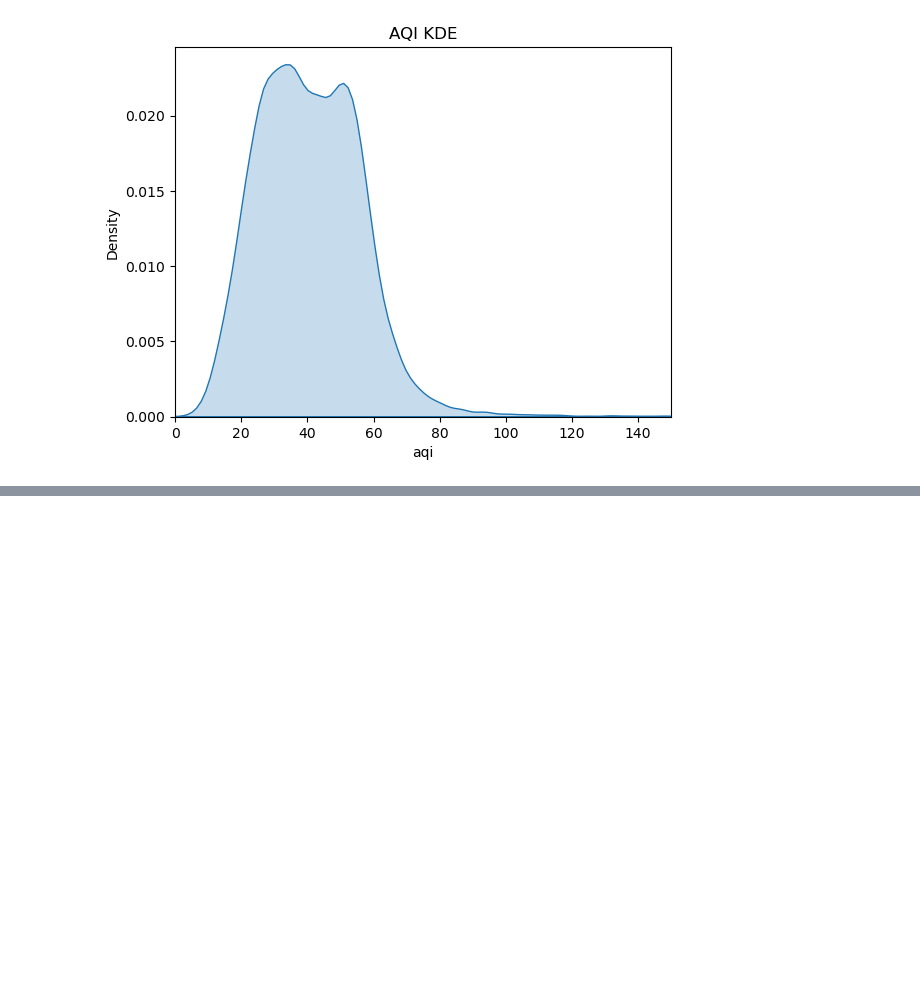
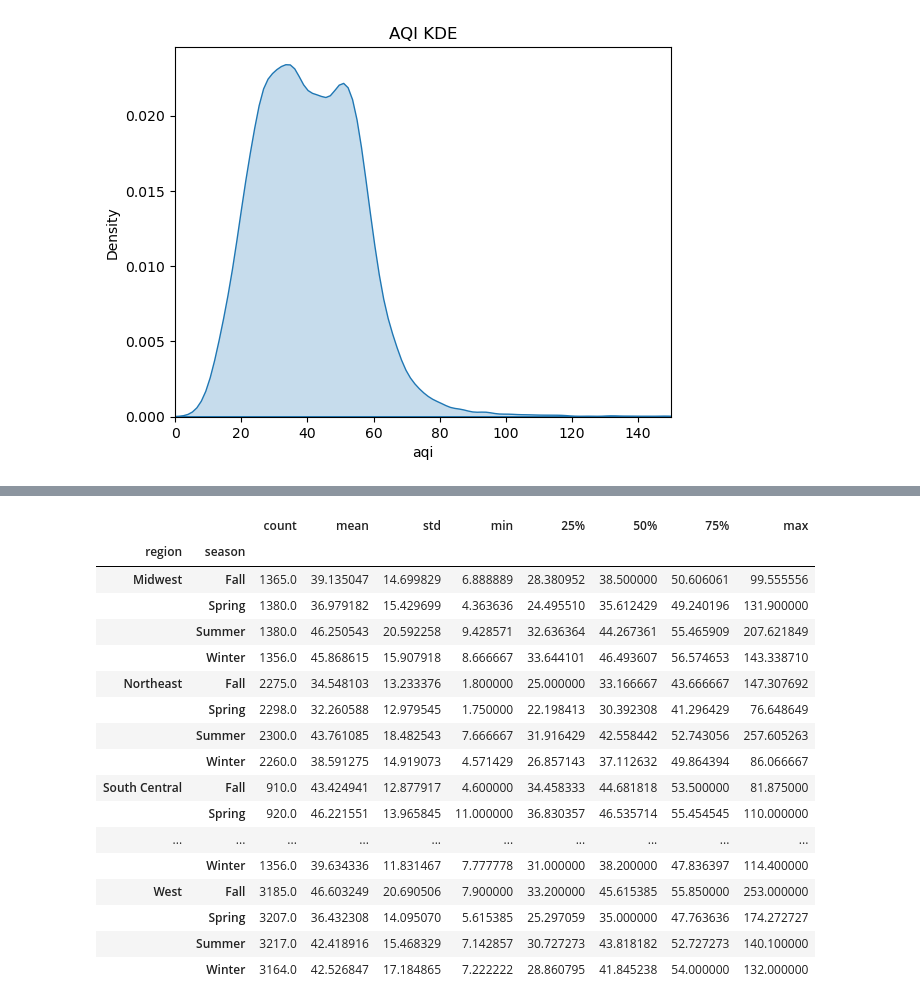
Before and after one commit to iherman10/aqi_geo_experiments, a Jupyter notebook: analysis.ipynb, the cells around one changed output, grey strips where cells are left out. Cells and saved outputs as stored; diff of their text form; code cells hidden in the pictures; blank space fills up the shorter version.

```diff
--- a/analysis.ipynb
+++ b/analysis.ipynb
@@ -545,0 +627,23 @@ memory usage: 1.4+ MB
+# %%
+# Group by region too
+
+eda_final_pm25_daily.groupby(['region', 'season'])['aqi'].describe()
+# %% [output]
+|  |  | count | mean | std | min | 25% | 50% | 75% | max |
+| region | season |  |  |  |  |  |  |  |  |
+| Midwest | Fall | 1365.0 | 39.135047 | 14.699829 | 6.888889 | 28.380952 | 38.500000 | 50.606061 | 99.555556 |
+|  | Spring | 1380.0 | 36.979182 | 15.429699 | 4.363636 | 24.495510 | 35.612429 | 49.240196 | 131.900000 |
+|  | Summer | 1380.0 | 46.250543 | 20.592258 | 9.428571 | 32.636364 | 44.267361 | 55.465909 | 207.621849 |
+|  | Winter | 1356.0 | 45.868615 | 15.907918 | 8.666667 | 33.644101 | 46.493607 | 56.574653 | 143.338710 |
+| Northeast | Fall | 2275.0 | 34.548103 | 13.233376 | 1.800000 | 25.000000 | 33.166667 | 43.666667 | 147.307692 |
+|  | Spring | 2298.0 | 32.260588 | 12.979545 | 1.750000 | 22.198413 | 30.392308 | 41.296429 | 76.648649 |
+|  | Summer | 2300.0 | 43.761085 | 18.482543 | 7.666667 | 31.916429 | 42.558442 | 52.743056 | 257.605263 |
+|  | Winter | 2260.0 | 38.591275 | 14.919073 | 4.571429 | 26.857143 | 37.112632 | 49.864394 | 86.066667 |
+| South Central | Fall | 910.0 | 43.424941 | 12.877917 | 4.600000 | 34.458333 | 44.681818 | 53.500000 | 81.875000 |
+|  | Spring | 920.0 | 46.221551 | 13.965845 | 11.000000 | 36.830357 | 46.535714 | 55.454545 | 110.000000 |
+| ... | ... | ... | ... | ... | ... | ... | ... | ... | ... |
+|  | Winter | 1356.0 | 39.634336 | 11.831467 | 7.777778 | 31.000000 | 38.200000 | 47.836397 | 114.400000 |
+| West | Fall | 3185.0 | 46.603249 | 20.690506 | 7.900000 | 33.200000 | 45.615385 | 55.850000 | 253.000000 |
+|  | Spring | 3207.0 | 36.432308 | 14.095070 | 5.615385 | 25.297059 | 35.000000 | 47.763636 | 174.272727 |
+|  | Summer | 3217.0 | 42.418916 | 15.468329 | 7.142857 | 30.727273 | 43.818182 | 52.727273 | 140.100000 |
+|  | Winter | 3164.0 | 42.526847 | 17.184865 | 7.222222 | 28.860795 | 41.845238 | 54.000000 | 132.000000 |
```
Also changed, not shown: parts of 8 cells of this notebook.
